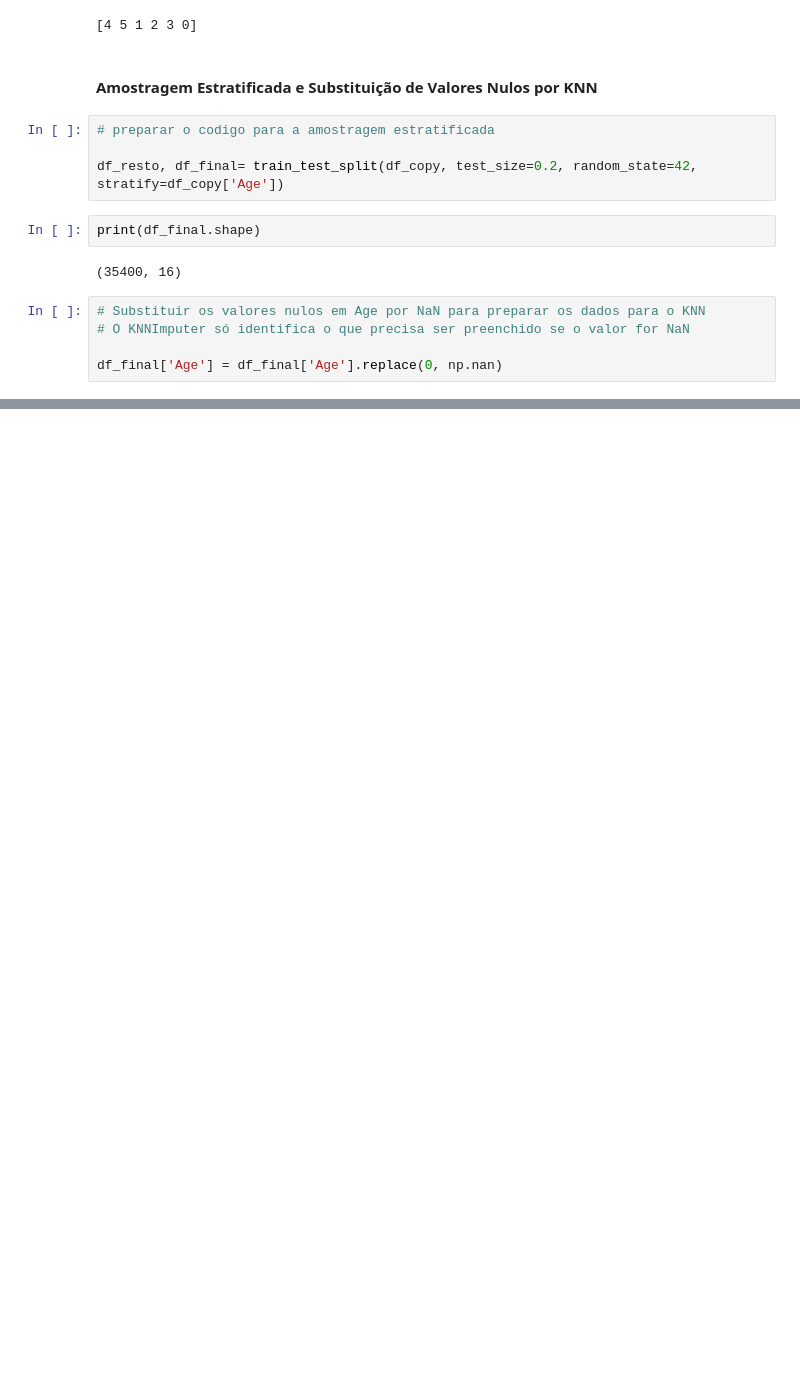
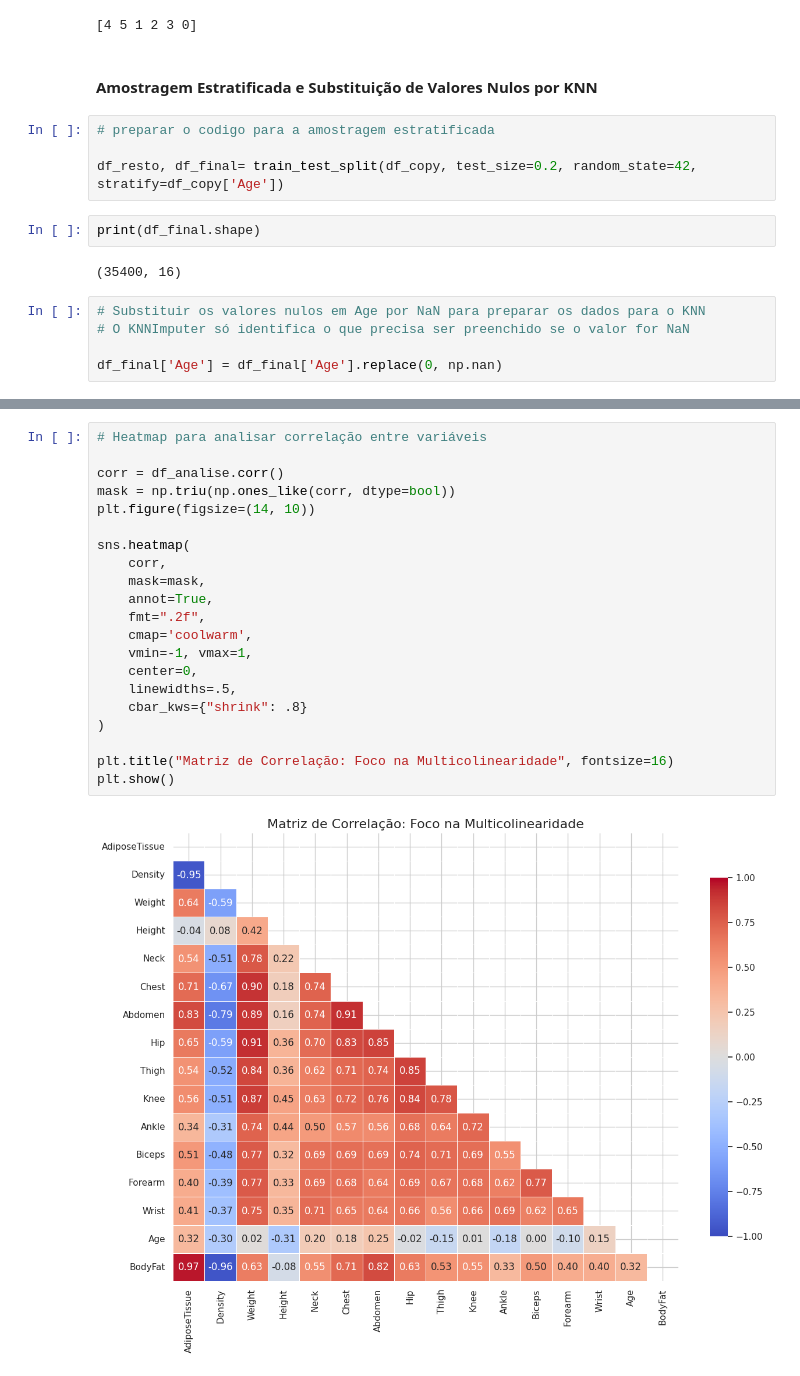
Before and after one commit to marynepatricia/body-fat-prediction-regression, a Jupyter notebook: main.ipynb, the cells around one changed output, grey strips where cells are left out. Cells and saved outputs as stored; diff of their text form; blank space fills up the shorter version.

```diff
--- a/main.ipynb
+++ b/main.ipynb
@@ -251,0 +355,23 @@ plt.show()
+# %%
+# Heatmap para analisar correlação entre variáveis
+
+corr = df_analise.corr()
+mask = np.triu(np.ones_like(corr, dtype=bool))
+plt.figure(figsize=(14, 10))
+
+sns.heatmap(
+    corr,
+    mask=mask,
+    annot=True,
+    fmt=".2f",
+    cmap='coolwarm',
+    vmin=-1, vmax=1,
+    center=0,
+    linewidths=.5,
+    cbar_kws={"shrink": .8}
+)
+
+plt.title("Matriz de Correlação: Foco na Multicolinearidade", fontsize=16)
+plt.show()
+# %% [output]
+[figure, added]
```
Also changed, not shown: parts of 25 cells of this notebook.
